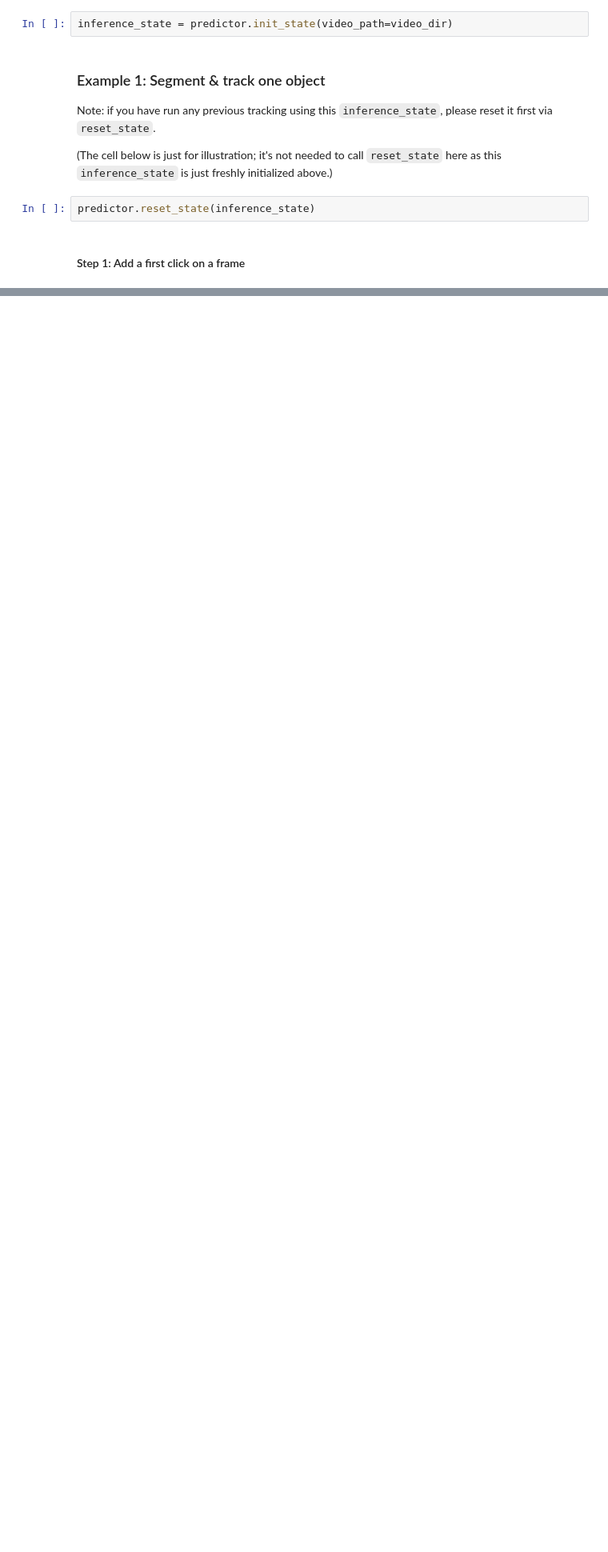
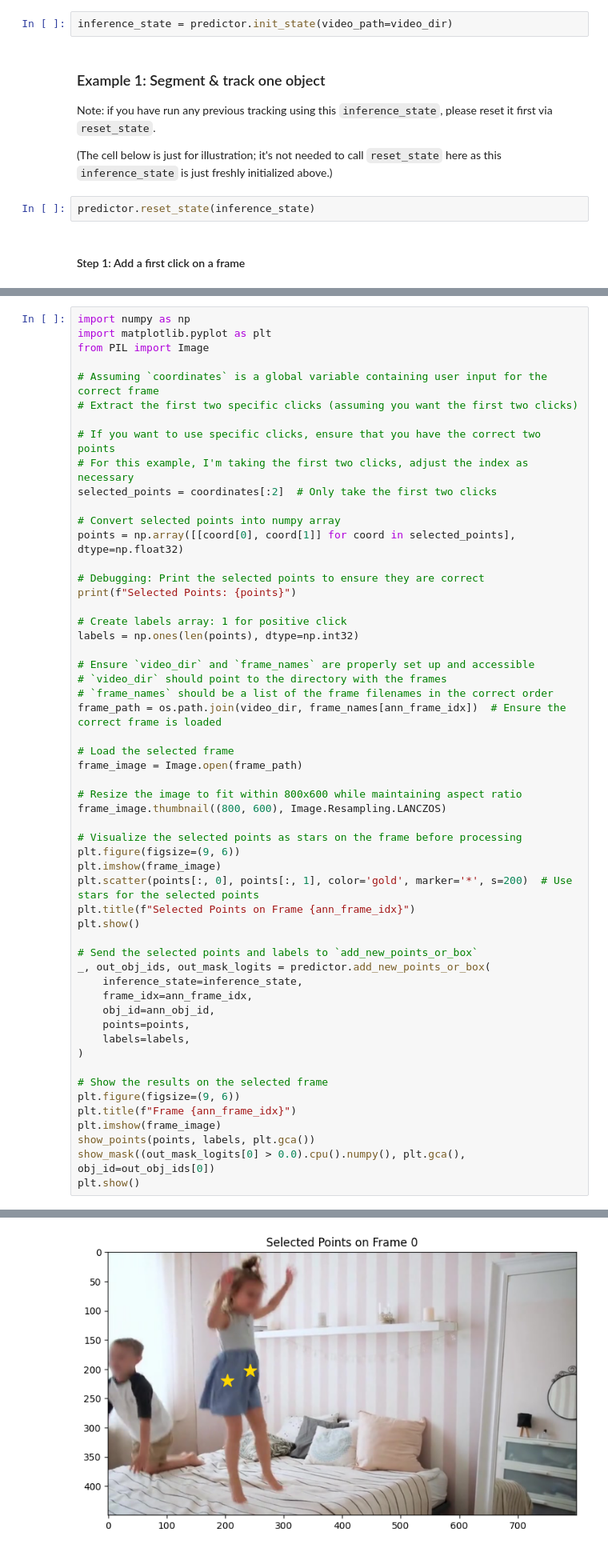
Before and after one commit to tef3573/FinalProjectRene, a Jupyter notebook: NEWFinalProject_code.ipynb, the cells around one changed output, grey strips where cells are left out. Shown at 80% size. Saved outputs shown, nothing was run; the diff lists cells and outputs as text; blank space fills up the shorter version.

Commit message:
Im having problems with masking the object it should be in the last two code blocks

```diff
--- a/NEWFinalProject_code.ipynb
+++ b/NEWFinalProject_code.ipynb
@@ -778,0 +729,56 @@ show_points(points, labels, plt.gca())
+# %%
+import numpy as np
+import matplotlib.pyplot as plt
+from PIL import Image
+
+# Assuming `coordinates` is a global variable containing user input for the correct frame
+# Extract the first two specific clicks (assuming you want the first two clicks)
+
+# If you want to use specific clicks, ensure that you have the correct two points
+# For this example, I'm taking the first two clicks, adjust the index as necessary
+selected_points = coordinates[:2]  # Only take the first two clicks
+
+# Convert selected points into numpy array
+points = np.array([[coord[0], coord[1]] for coord in selected_points], dtype=np.float32)
+
+# Debugging: Print the selected points to ensure they are correct
+print(f"Selected Points: {points}")
+
+# Create labels array: 1 for positive click
+labels = np.ones(len(points), dtype=np.int32)
+
+# Ensure `video_dir` and `frame_names` are properly set up and accessible
+# `video_dir` should point to the directory with the frames
+# `frame_names` should be a list of the frame filenames in the correct order
+frame_path = os.path.join(video_dir, frame_names[ann_frame_idx])  # Ensure the correct frame is loaded
+
+# Load the selected frame
+frame_image = Image.open(frame_path)
+
+# Resize the image to fit within 800x600 while maintaining aspect ratio
+frame_image.thumbnail((800, 600), Image.Resampling.LANCZOS)
+
+# Visualize the selected points as stars on the frame before processing
+plt.figure(figsize=(9, 6))
+plt.imshow(frame_image)
+plt.scatter(points[:, 0], points[:, 1], color='gold', marker='*', s=200)  # Use stars for the selected points
+plt.title(f"Selected Points on Frame {ann_frame_idx}")
+plt.show()
+
+# Send the selected points and labels to `add_new_points_or_box`
+_, out_obj_ids, out_mask_logits = predictor.add_new_points_or_box(
+    inference_state=inference_state,
+    frame_idx=ann_frame_idx,
+    obj_id=ann_obj_id,
+    points=points,
+    labels=labels,
+)
+
+# Show the results on the selected frame
+plt.figure(figsize=(9, 6))
+plt.title(f"Frame {ann_frame_idx}")
+plt.imshow(frame_image)
+show_points(points, labels, plt.gca())
+show_mask((out_mask_logits[0] > 0.0).cpu().numpy(), plt.gca(), obj_id=out_obj_ids[0])
+plt.show()
+# %% [output]
@@ -778,0 +787 @@ show_points(points, labels, plt.gca())
+[figure, added]
```
Also changed, not shown: parts of 16 cells of this notebook.
